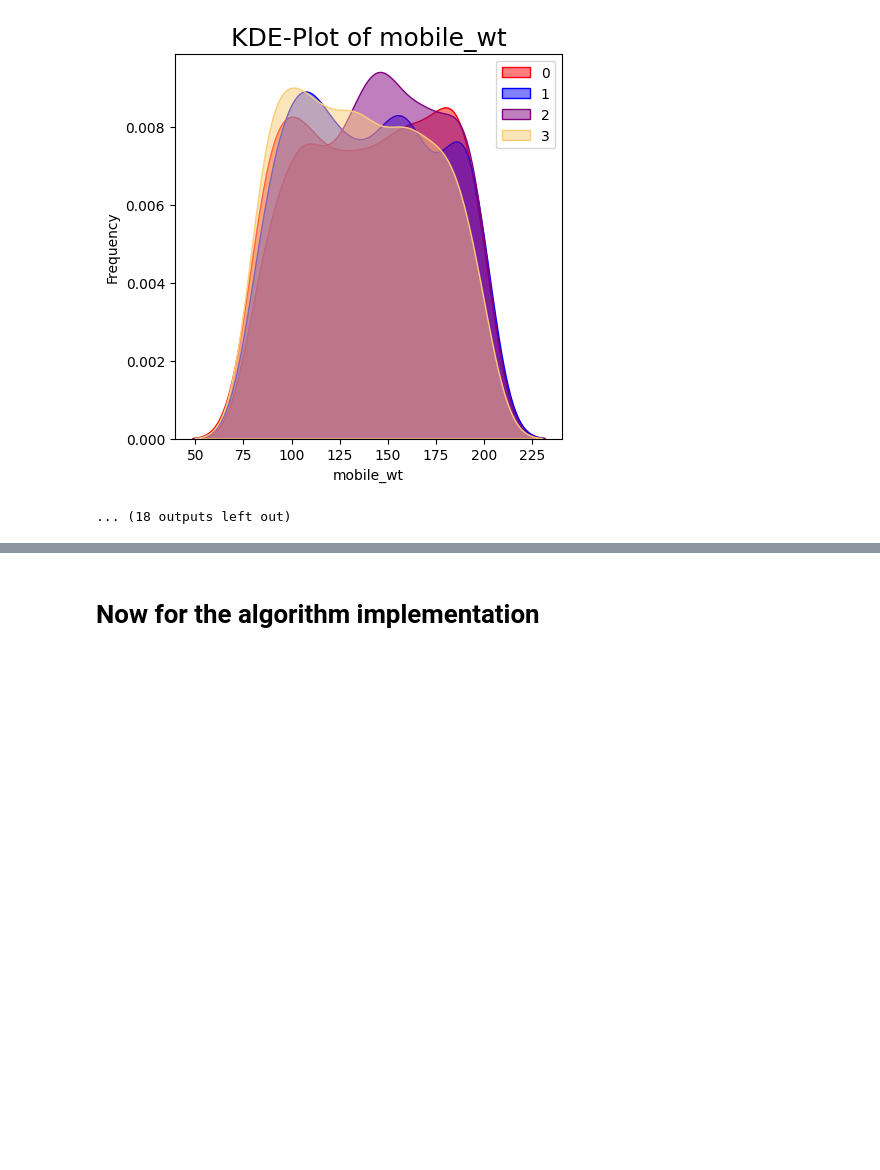
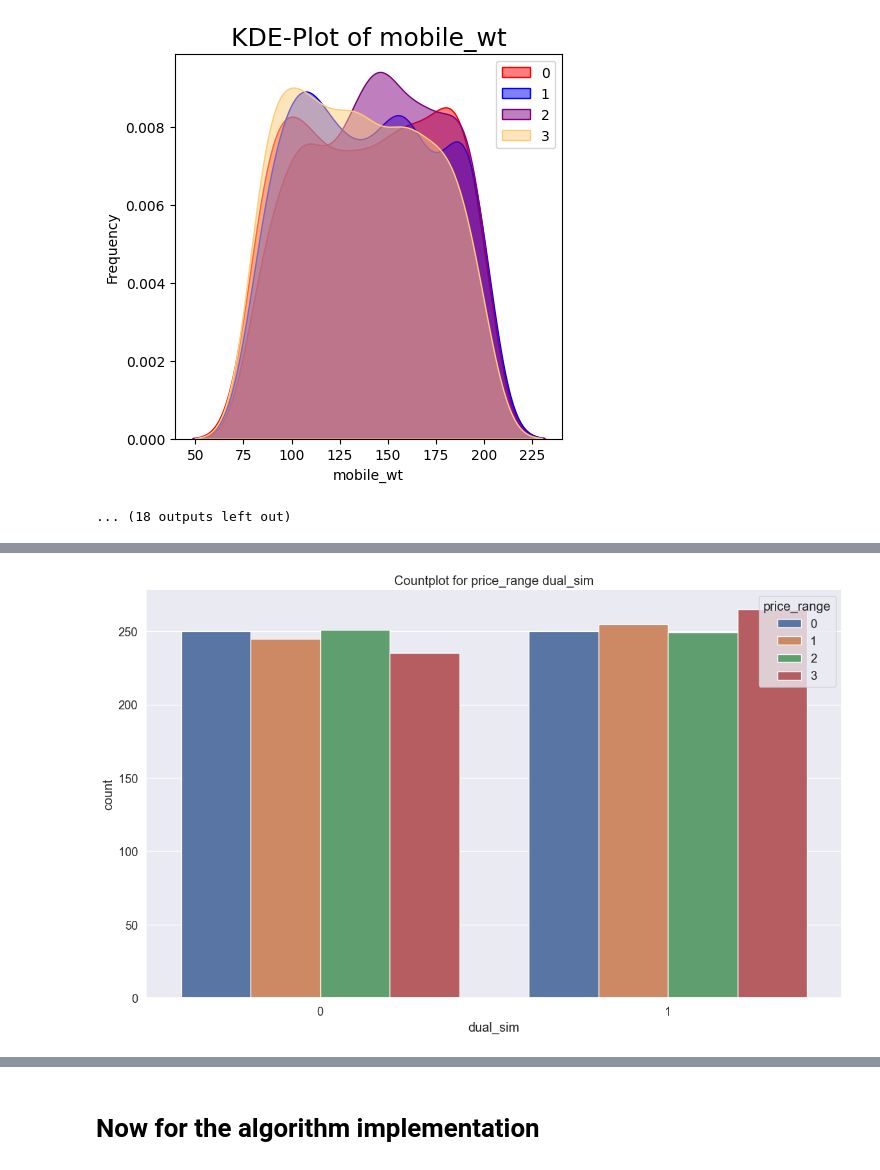
Before and after one commit to Samikshya0620/Mobile-Price-Classifier, a Jupyter notebook: randow_forest.ipynb, the cells around one changed output, grey strips where cells are left out. Saved outputs shown, nothing was run; the diff lists cells and outputs as text; code cells hidden in the pictures; blank space fills up the shorter version.

```diff
--- a/randow_forest.ipynb
+++ b/randow_forest.ipynb
@@ -426,0 +444,4 @@ This will become an error in seaborn v0.14.0; please update your code.
+# %%
+distribution_categorical_features(data, "dual_sim", "price_range")
+# %% [output]
+[figure, added]
```
Also changed, not shown: parts of 8 cells of this notebook, 2 other files.
